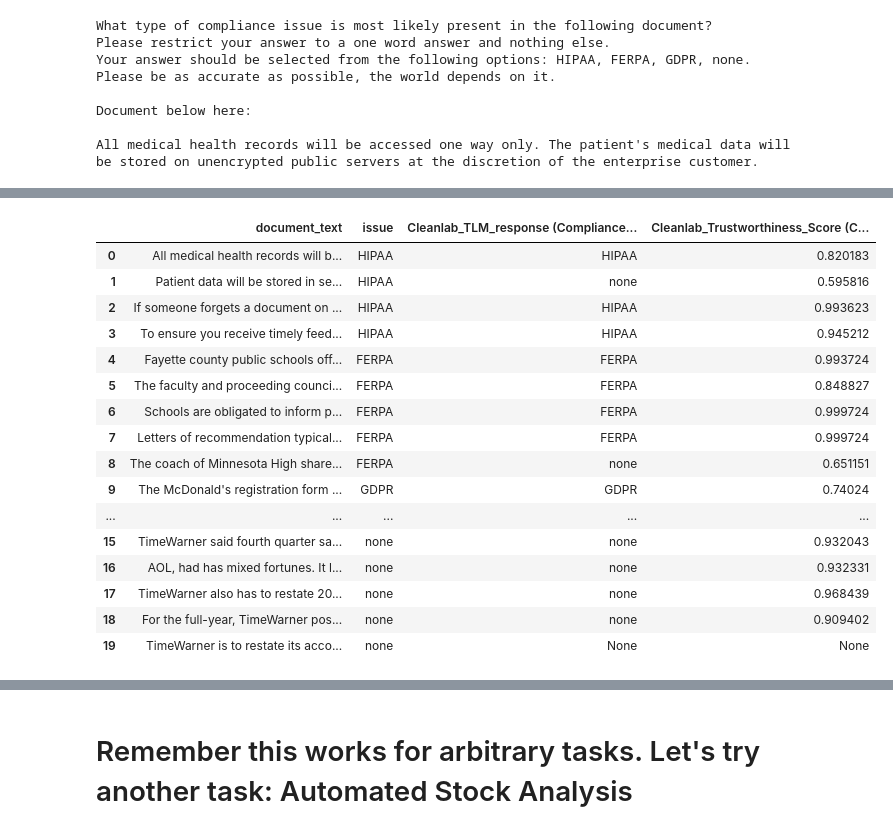
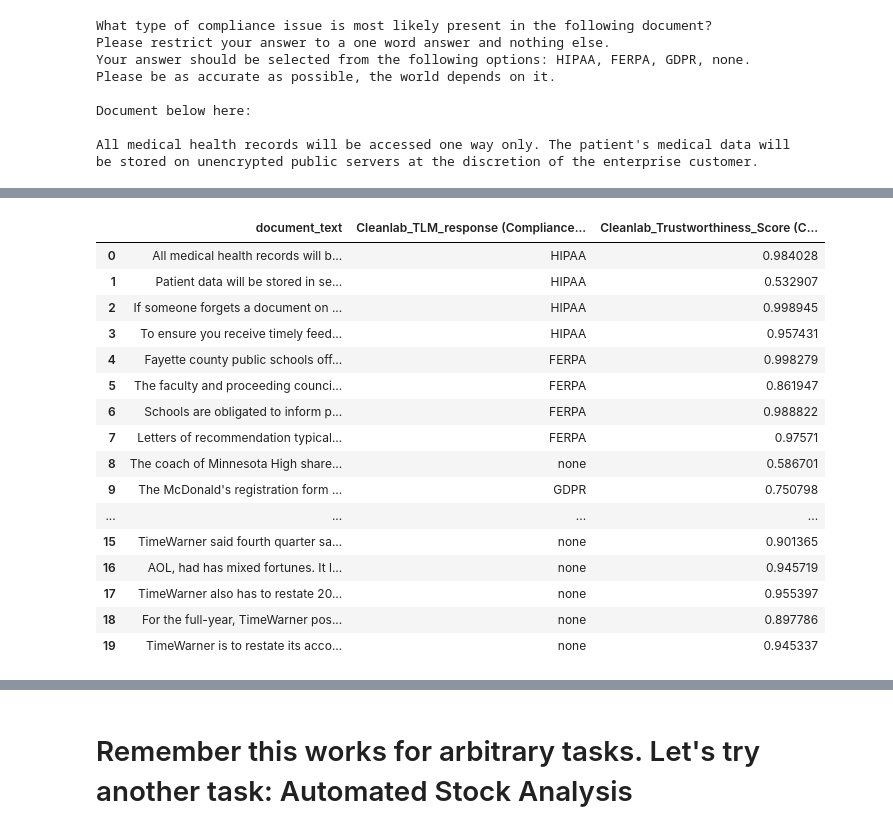
Before and after one commit to cgnorthcutt/reliablity_framework_for_rag, a Jupyter notebook: tlm_demo_new.ipynb, the cells around one changed output, grey strips where cells are left out. Cells and saved outputs as stored; diff of their text form; code cells hidden in the pictures.

```diff
--- a/tlm_demo_new.ipynb
+++ b/tlm_demo_new.ipynb
@@ -12,5 +14,6 @@ from cleanlab_studio import Studio
 with open('api.txt') as file:
     key = file.read()
 studio = Studio(key)  # Cleanlab Studio API key from https://app.cleanlab.ai/account?tab=General
-tlm = studio.TLM()
+# tlm = studio.TLM(quality_preset="high", options={"model": "gpt-4"}) # on high quality, with gpt-4
+tlm = studio.TLM(quality_preset="high")
 # %% [markdown]
@@ -26,6 +28,5 @@ chatgpt.prompt("How many Ns are there in the word enter?")
 # %%
 # Runs the Cleanlab TLM with confidence reliablity scores
-tlm = studio.TLM(quality_preset='best')
 tlm.prompt("How many Ns are there in the word enter?")
 # %% [output]
 {'response': 'There are 1 N in the word "enter".',
@@ -98,10 +108,10 @@ df.sample(10, random_state=0)[['document_text']]
 # %%
-prompt_template = \
+compliance_prompt = \
 '''What type of compliance issue is most likely present in the following document?
 Please restrict your answer to a one word answer and nothing else.
 Your answer should be selected from the following options: HIPAA, FERPA, GDPR, none.
 Please be as accurate as possible, the world depends on it.\n\nDocument below here:\n\n'''
-print(prompt_template + df.at[0, 'document_text'])
+print(compliance_prompt + df.at[0, 'document_text'])
 # %% [output]
 What type of compliance issue is most likely present in the following document?
 Please restrict your answer to a one word answer and nothing else.
@@ -116,28 +124,41 @@ All medical health records will be accessed one way only. The patient's medical
+# %%
+response_col = 'Cleanlab_TLM_response (Compliance Issue)'
+trustworthiness_col = 'Cleanlab_Trustworthiness_Score (Compliance Issue)'
+
+def reliabilty_data_enrichment(prompt, response_col, trustworthiness_col):
+    """Answer prompts with trustworthiness scores for lots of documents."""
+
+    df[response_col], df[trustworthiness_col] = None, None
+    cols = ['document_text', response_col, trustworthiness_col]
+    display.display(df[cols].head(20))
+    for i, row in df.iterrows():
+
+        # Only one line required to obtain prompt response and Trustworthiness score
+        answer = tlm.prompt(prompt + row['document_text'])
+
+        # Add results to dataset
+        df.at[i, response_col] = answer['response']
+        df.at[i, trustworthiness_col] = answer['trustworthiness_score']  # originally confidence_score
+        display.display(df[cols].iloc[(i // 20) * 20:(i // 20) * 20 + 20], clear=True)
+        time.sleep(0.5)  # slow the results so you can see them happening live
+    display.display(df[cols].head(20), clear=True)
 # %%
-df['Cleanlab_TLM_response (Compliance Issue)'], df['Cleanlab_Trustworthiness_Score (Compliance Issue)'] = None, None
-for i, row in df.iterrows():
-    if i < 20: display.display(df.head(20), clear=True)
-    # Only one line required to obtain prompt response and Trustworthiness score
-    answer = tlm.prompt(prompt_template + row['document_text'])
-    # Add results to dataset
-    df.at[i, 'Cleanlab_TLM_response (Compliance Issue)'] = answer['response']
-    df.at[i, 'Cleanlab_Trustworthiness_Score (Compliance Issue)'] = answer['confidence_score']
-    time.sleep(0.1)
+reliabilty_data_enrichment(compliance_prompt, response_col, trustworthiness_col)
 # %% [output]
-|  | document_text | issue | Cleanlab_TLM_response (Compliance... | Cleanlab_Trustworthiness_Score (C... |
-| 0 | All medical health records will b... | HIPAA | HIPAA | 0.820183 |
-| 1 | Patient data will be stored in se... | HIPAA | none | 0.595816 |
-| 2 | If someone forgets a document on ... | HIPAA | HIPAA | 0.993623 |
-| 3 | To ensure you receive timely feed... | HIPAA | HIPAA | 0.945212 |
-| 4 | Fayette county public schools off... | FERPA | FERPA | 0.993724 |
-| 5 | The faculty and proceeding counci... | FERPA | FERPA | 0.848827 |
-| 6 | Schools are obligated to inform p... | FERPA | FERPA | 0.999724 |
-| 7 | Letters of recommendation typical... | FERPA | FERPA | 0.999724 |
-| 8 | The coach of Minnesota High share... | FERPA | none | 0.651151 |
-| 9 | The McDonald's registration form ... | GDPR | GDPR | 0.74024 |
-| ... | ... | ... | ... | ... |
-| 15 | TimeWarner said fourth quarter sa... | none | none | 0.932043 |
-| 16 | AOL, had has mixed fortunes. It l... | none | none | 0.932331 |
-| 17 | TimeWarner also has to restate 20... | none | none | 0.968439 |
-| 18 | For the full-year, TimeWarner pos... | none | none | 0.909402 |
-| 19 | TimeWarner is to restate its acco... | none | None | None |
+|  | document_text | Cleanlab_TLM_response (Compliance... | Cleanlab_Trustworthiness_Score (C... |
+| 0 | All medical health records will b... | HIPAA | 0.984028 |
+| 1 | Patient data will be stored in se... | HIPAA | 0.532907 |
+| 2 | If someone forgets a document on ... | HIPAA | 0.998945 |
+| 3 | To ensure you receive timely feed... | HIPAA | 0.957431 |
+| 4 | Fayette county public schools off... | FERPA | 0.998279 |
+| 5 | The faculty and proceeding counci... | FERPA | 0.861947 |
+| 6 | Schools are obligated to inform p... | FERPA | 0.988822 |
+| 7 | Letters of recommendation typical... | FERPA | 0.97571 |
+| 8 | The coach of Minnesota High share... | none | 0.586701 |
+| 9 | The McDonald's registration form ... | GDPR | 0.750798 |
+| ... | ... | ... | ... |
+| 15 | TimeWarner said fourth quarter sa... | none | 0.901365 |
+| 16 | AOL, had has mixed fortunes. It l... | none | 0.945719 |
+| 17 | TimeWarner also has to restate 20... | none | 0.955397 |
+| 18 | For the full-year, TimeWarner pos... | none | 0.897786 |
+| 19 | TimeWarner is to restate its acco... | none | 0.945337 |
```
Also changed, not shown: parts of 45 cells of this notebook.
